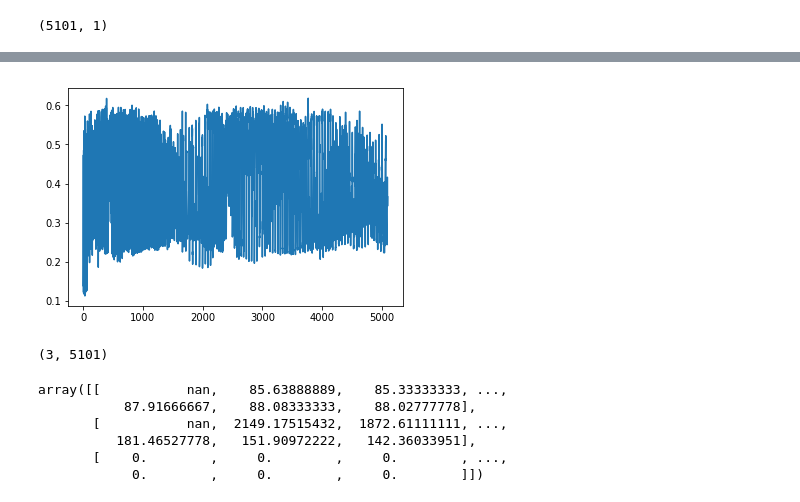
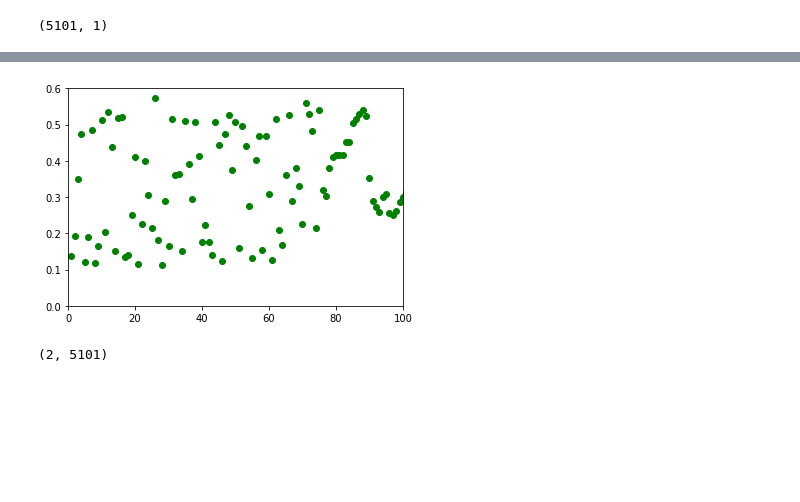
Before and after one commit to zikmout/ATS_learning, a Jupyter notebook: atos3.ipynb, the cells around one changed output, grey strips where cells are left out. Cells and saved outputs as stored; diff of their text form; code cells hidden in the pictures; blank space fills up the shorter version.

```diff
--- a/atos3.ipynb
+++ b/atos3.ipynb
@@ -151,5 +158,6 @@ pval.shape
 # %%
-plt.plot(pval)
+plt.plot(pval, 'go')
+plt.axis([0, 100, 0, 0.6])
 plt.show()
 # %% [output]
-[figure, old version]
+[figure, new version]
@@ -156,13 +168,4 @@ plt.show()
 # %%
-r.shape
+outliers.shape
 # %% [output]
-(3, 5101)
+(2, 5101)
-# %%
-r
-# %% [output]
-array([[           nan,    85.63888889,    85.33333333, ...,
-           87.91666667,    88.08333333,    88.02777778],
-       [           nan,  2149.17515432,  1872.61111111, ...,
-          181.46527778,   151.90972222,   142.36033951],
-       [    0.        ,     0.        ,     0.        , ...,
-            0.        ,     0.        ,     0.        ]])
```
Also changed, not shown: parts of 8 cells of this notebook.
